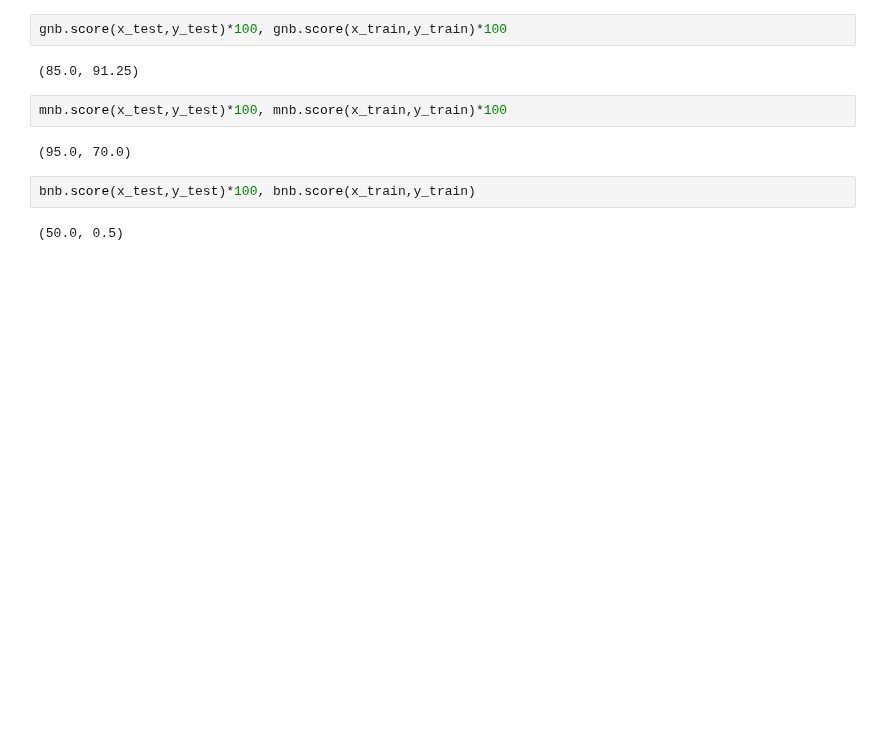
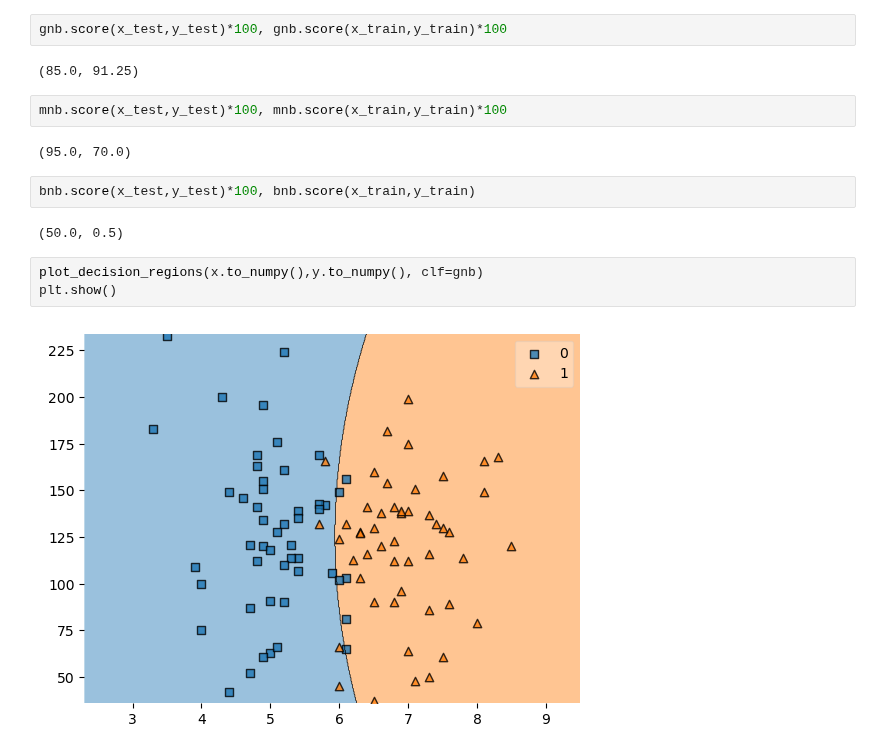
Before and after one commit to deepaknandeshwar17/Machine_Learning_practice, a Jupyter notebook: ml3.ipynb, the cells around one changed output. Cells and saved outputs as stored; diff of their text form; blank space fills up the shorter version.

```diff
--- a/ml3.ipynb
+++ b/ml3.ipynb
@@ -449,3 +449,8 @@ mnb.score(x_test,y_test)*100, mnb.score(x_train,y_train)*100
 bnb.score(x_test,y_test)*100, bnb.score(x_train,y_train)
 # %% [output]
 (50.0, 0.5)
+# %%
+plot_decision_regions(x.to_numpy(),y.to_numpy(), clf=gnb)
+plt.show()
+# %% [output]
+[figure, added]
```
Also changed, not shown: parts of 2 cells of this notebook.
